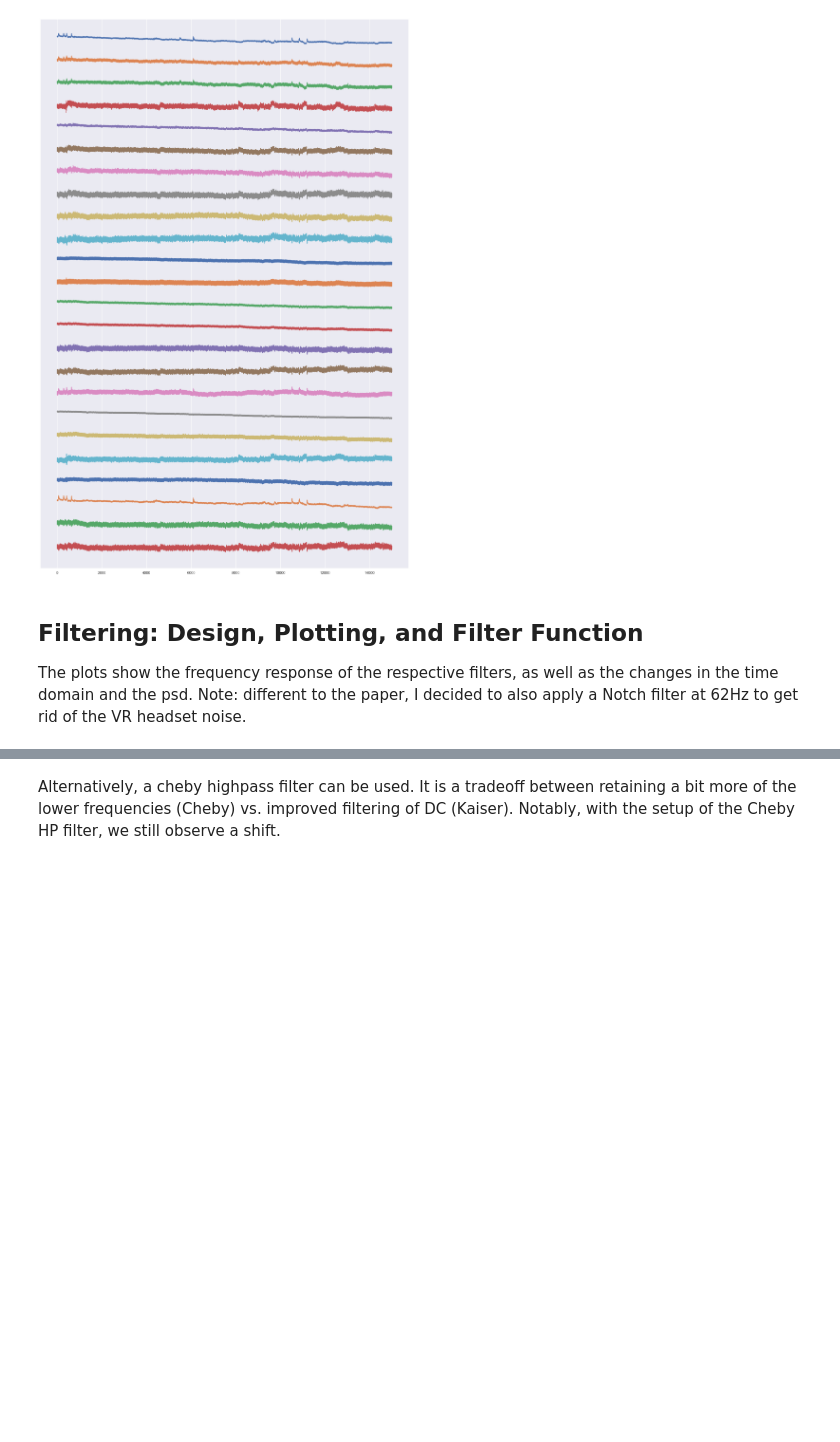
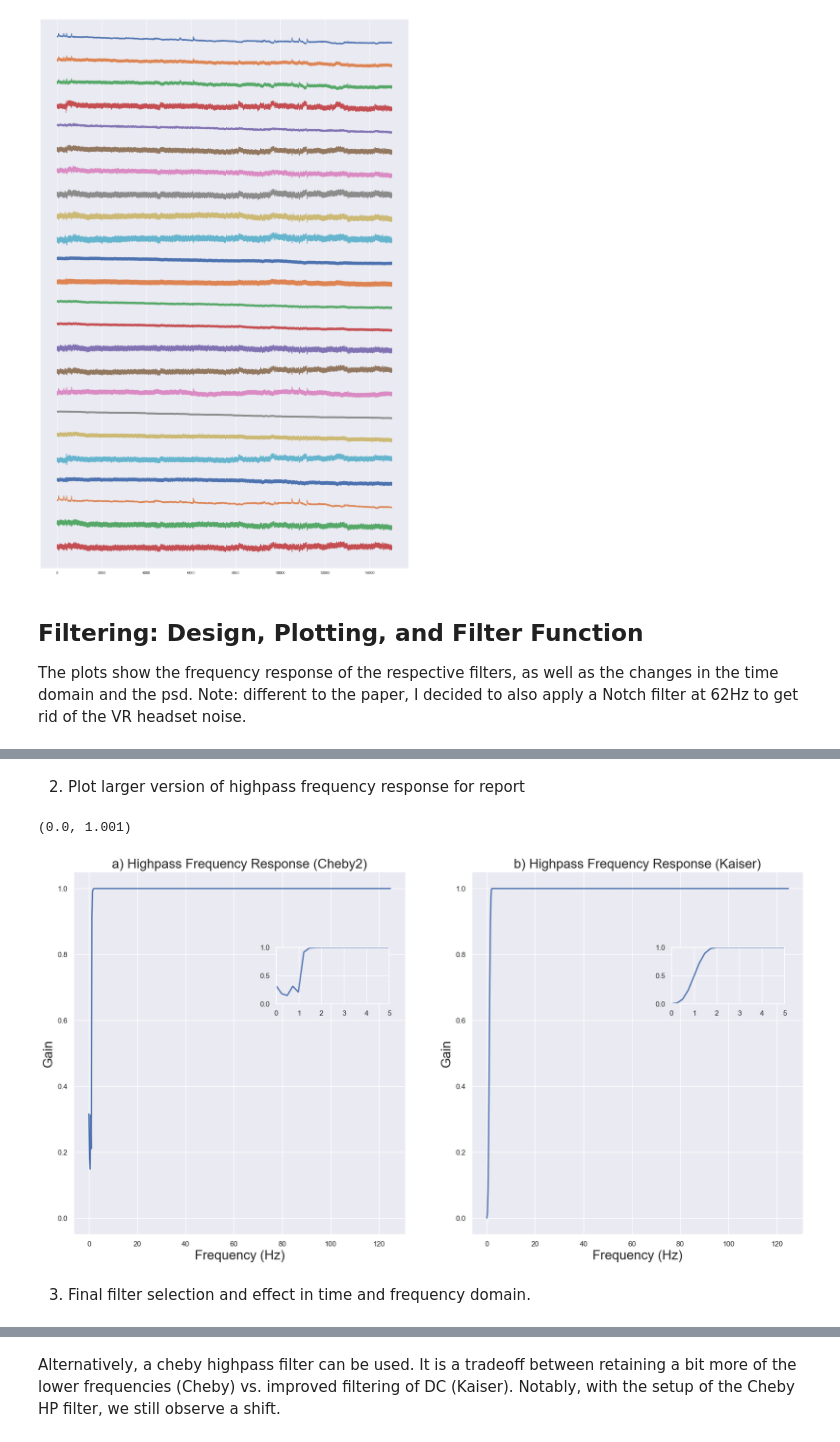
Before and after one commit to thatsvenyouknow/BCI_practical_project, a Jupyter notebook: data_exploration_and_preprocessing.ipynb, the cells around one changed output, grey strips where cells are left out. Drawn from its saved outputs; the diff is of its cells as text; code cells hidden in the pictures; blank space fills up the shorter version.

```diff
--- a/data_exploration_and_preprocessing.ipynb
+++ b/data_exploration_and_preprocessing.ipynb
@@ -76 +236,39 @@ Note: different to the paper, I decided to also apply a Notch filter at 62Hz to
+# %% [markdown]
+2. Plot larger version of highpass frequency response for report
+# %%
+figure(1, figsize=(20,10))
+clf()
+grid(True)
+subplot(1,2,1)
+plot((w_ch/np.pi)*nyq, np.absolute(h_ch), linewidth=2)
+xlabel('Frequency (Hz)', fontsize = 20)
+ylabel('Gain', fontsize = 20)
+title('a) Highpass Frequency Response (Cheby2)', fontsize = 20)
+ylim(-0.05, 1.05)
+
+# Upper inset plot.
+ax1 = axes([0.34, 0.6, 0.12, 0.12])
+plot((w_ch/np.pi)*nyq, np.absolute(h_ch), linewidth=2)
+xlim(0,5)
+ylim(0.0, 1.001)
+
+
+#Highpass Kaiser
+subplot(1,2,2)
+plot((w_h/np.pi)*nyq, np.absolute(h_h), linewidth=2)
+xlabel('Frequency (Hz)', fontsize = 20)
+ylabel('Gain', fontsize = 20)
+title('b) Highpass Frequency Response (Kaiser)', fontsize = 20)
+ylim(-0.05, 1.05)
+
+#Upper inset plot.
+ax2 = axes([0.76, 0.6, 0.12, 0.12])
+plot((w_h/np.pi)*nyq, np.absolute(h_h), linewidth=2)
+xlim(0,5)
+ylim(0.0, 1.001)
+# %% [output]
+(0.0, 1.001)
+[figure, added]
+# %% [markdown]
+3. Final filter selection and effect in time and frequency domain.
 # %%
```
Also changed, not shown: parts of 11 cells of this notebook.
